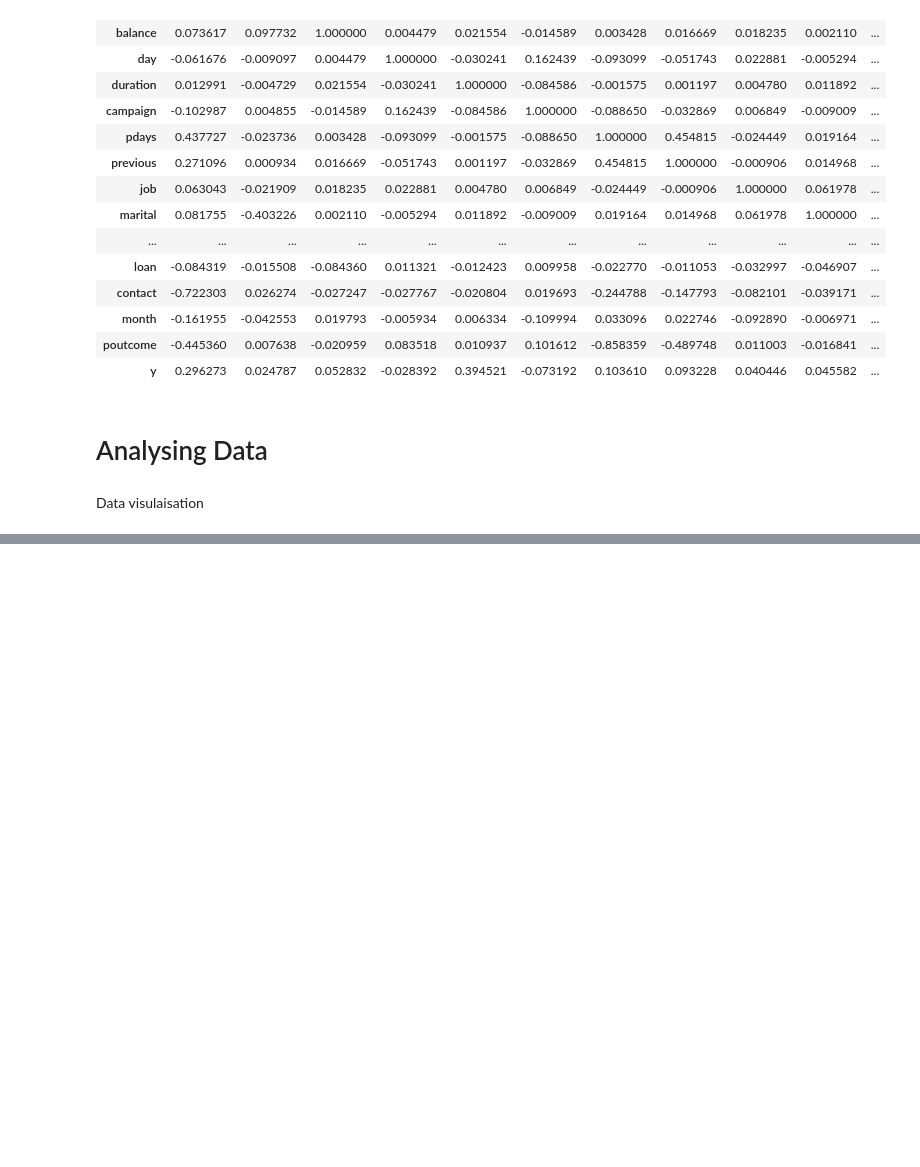
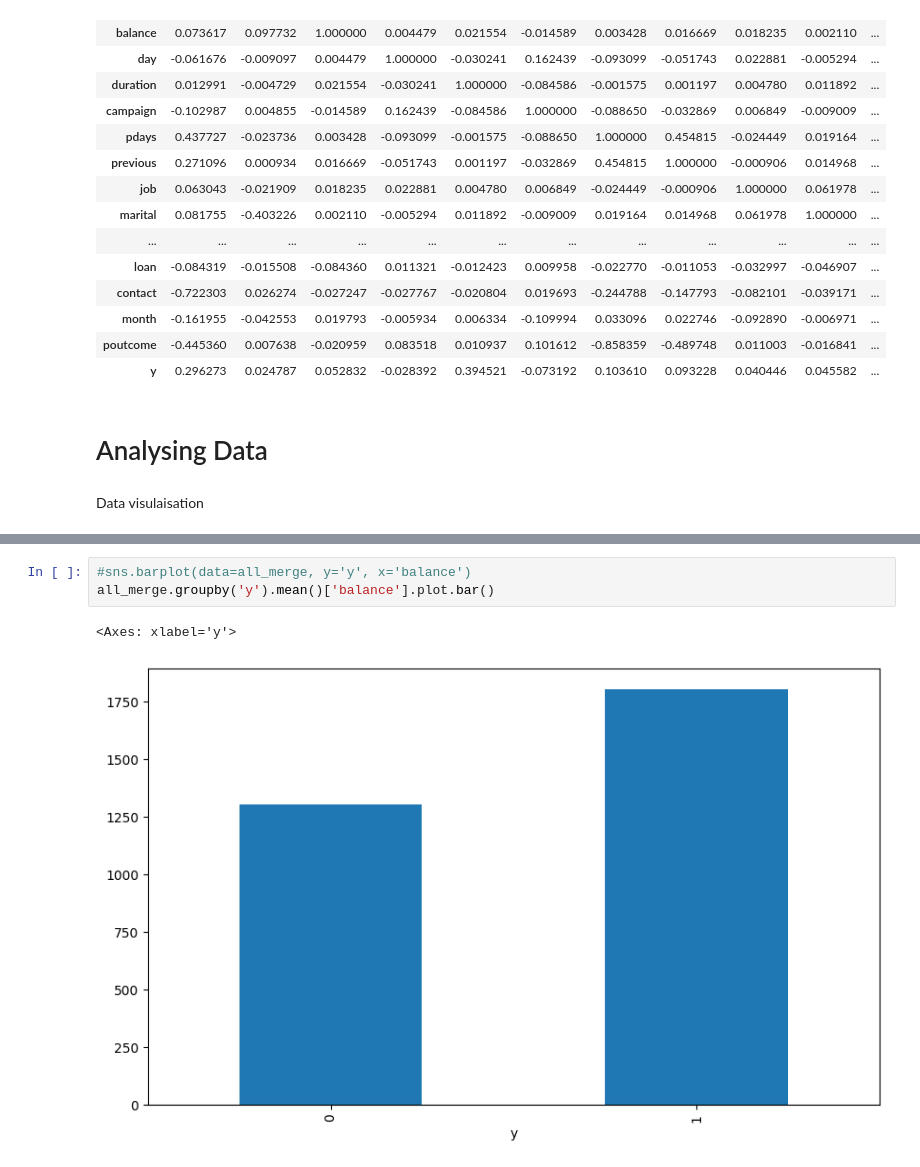
Before and after one commit to Ayomide-ola/UCDPA_Ayomide, a Jupyter notebook: predict term deposit project.ipynb, the cells around one changed output, grey strips where cells are left out. Saved outputs shown, nothing was run; the diff lists cells and outputs as text; blank space fills up the shorter version.

```diff
--- a/predict term deposit project.ipynb
+++ b/predict term deposit project.ipynb
@@ -635,0 +629,6 @@ dtype: int64
+# %%
+#sns.barplot(data=all_merge, y='y', x='balance')
+all_merge.groupby('y').mean()['balance'].plot.bar()
+# %% [output]
+<Axes: xlabel='y'>
+[figure, added]
```
Also changed, not shown: parts of 6 cells of this notebook.
